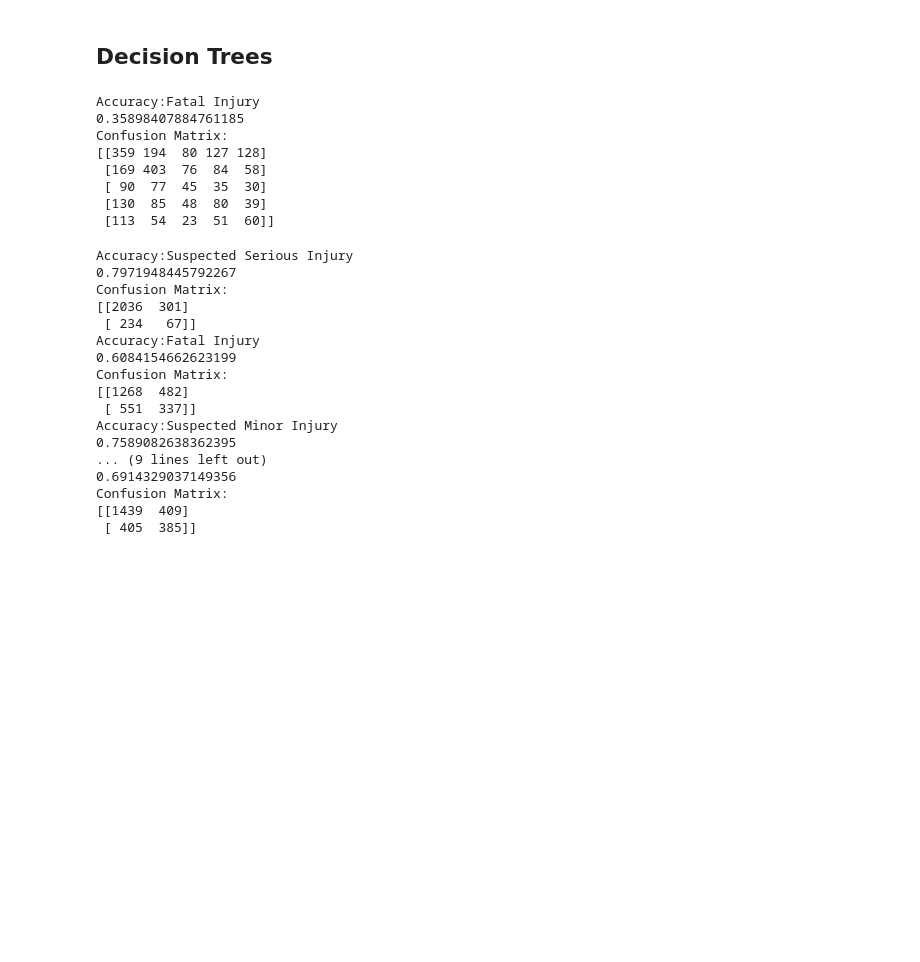
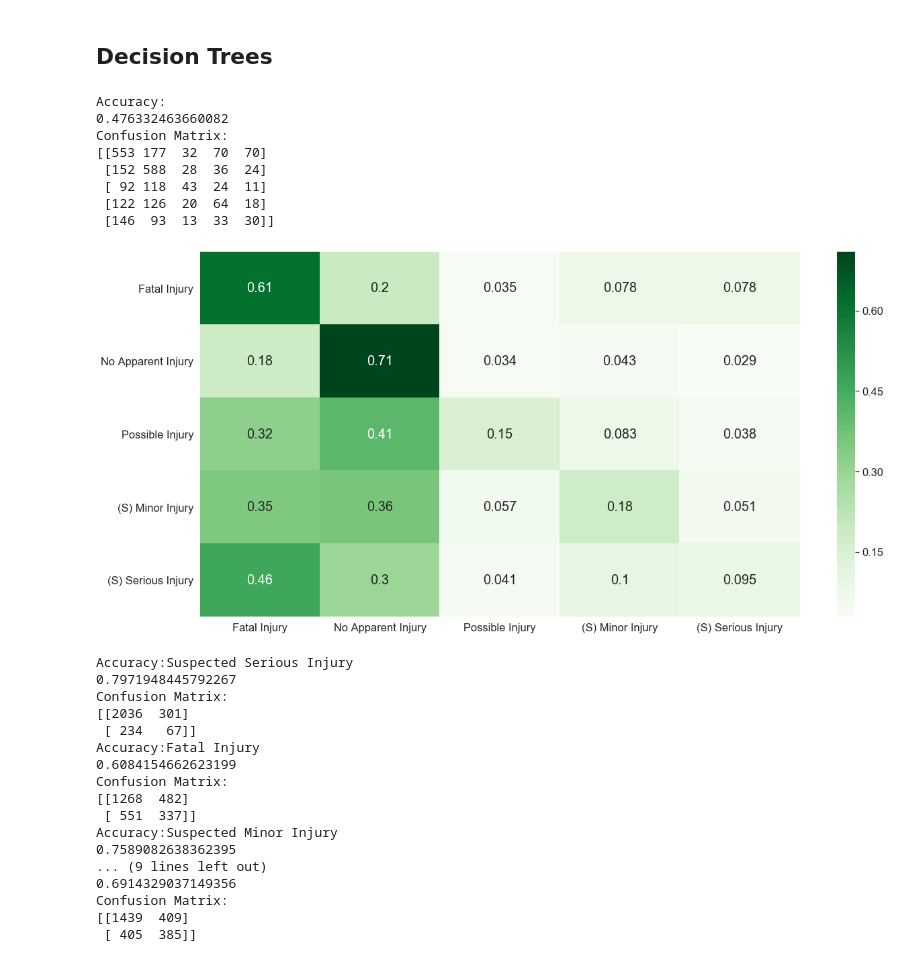
Before and after one commit to m6cortez/COGS_109_Project, a Jupyter notebook: Models.ipynb, the cells around one changed output. Drawn from its saved outputs; the diff is of its cells as text; code cells hidden in the pictures; blank space fills up the shorter version.

```diff
--- a/Models.ipynb
+++ b/Models.ipynb
@@ -382,19 +521,32 @@ dt = DecisionTreeClassifier(criterion = 'gini', splitter = 'best')
 dt.fit(train_x, train_y)
 test_preds = dt.predict(test_x)
 conf_mat = confusion_matrix(test_y, test_preds)
-print('Accuracy:' +i)
+print('Accuracy:')
 print(accuracy_score(test_y, test_preds))
 print('Confusion Matrix:')
 print(conf_mat)
 # %% [output]
-Accuracy:Fatal Injury
-0.35898407884761185
+Accuracy:
+0.476332463660082
 Confusion Matrix:
-[[359 194  80 127 128]
- [169 403  76  84  58]
- [ 90  77  45  35  30]
- [130  85  48  80  39]
- [113  54  23  51  60]]
+[[553 177  32  70  70]
+ [152 588  28  36  24]
+ [ 92 118  43  24  11]
+ [122 126  20  64  18]
+ [146  93  13  33  30]]
+# %%
+conf_mat_normalized = conf_mat.astype('float') / conf_mat.sum(axis=1)[:, np.newaxis]
+df_cm = pd.DataFrame(conf_mat_normalized, index= cm_cols, columns=cm_cols)
+
+fig, ax = plt.subplots(figsize=(20,10))
+sns.set(font_scale=1.5)#for label size
+sns.heatmap(df_cm,cmap='Greens',annot=True,annot_kws={"size": 20})# font size
+bottom, top = ax.get_ylim()
+ax.set_ylim(bottom + 0.5, top - 0.5)
+plt.savefig('Plots/svm_DT.png')
+plt.show()
+# %% [output]
+[figure, added]
 # %%
 for i in train_y.unique():
 
```
Also changed, not shown: parts of 40 cells of this notebook, 3 other files.
